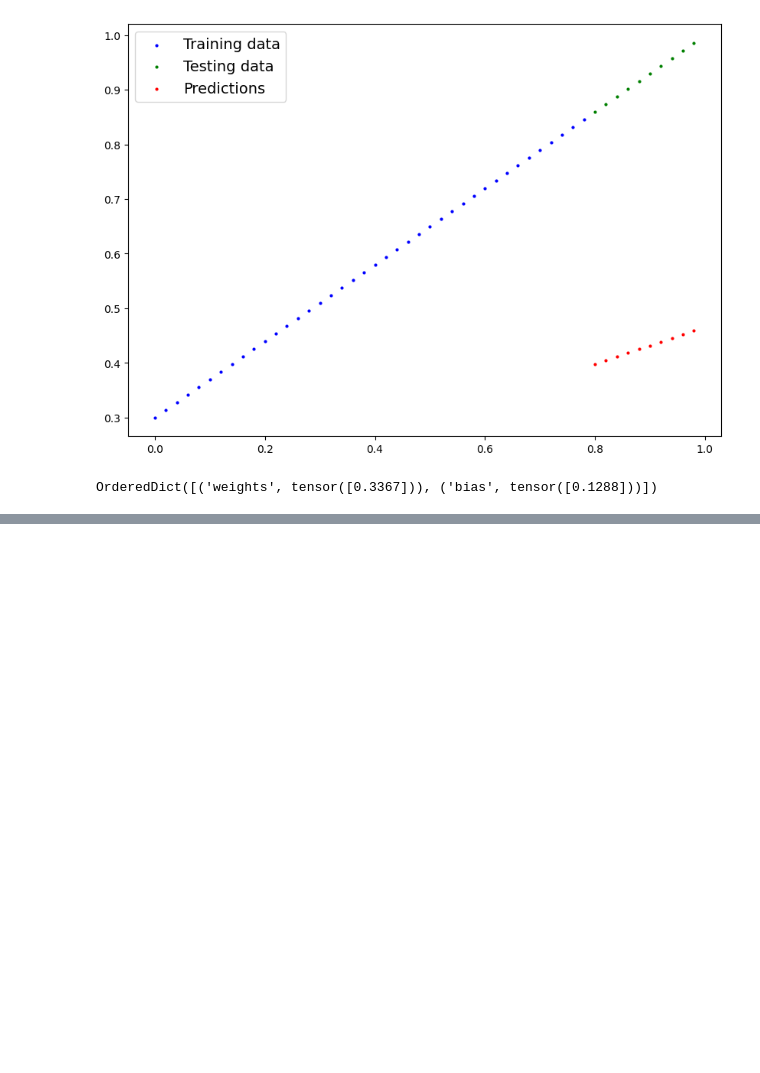
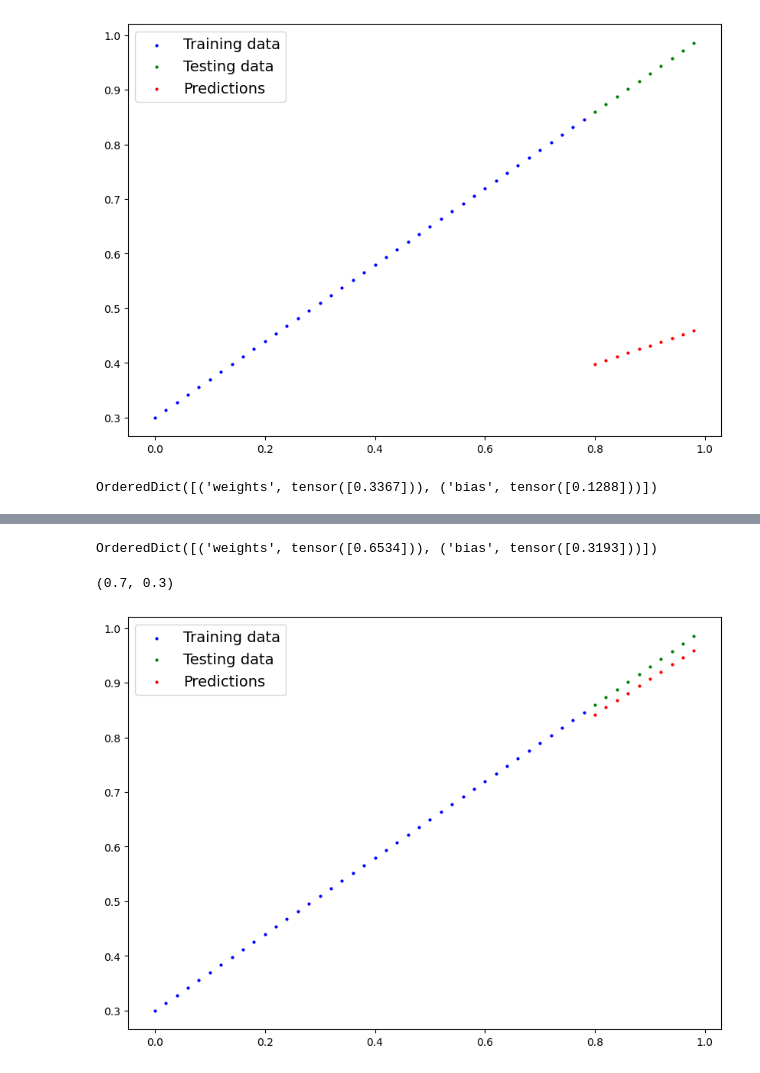
Before and after one commit to afirdousi/pytorch-basics, a Jupyter notebook: 005_pytorch_workflows_2.ipynb, the cells around one changed output, grey strips where cells are left out. Drawn from its saved outputs; the diff is of its cells as text; code cells hidden in the pictures; blank space fills up the shorter version.

```diff
--- a/005_pytorch_workflows_2.ipynb
+++ b/005_pytorch_workflows_2.ipynb
@@ -220,9 +220,9 @@ loss_func = nn.L1Loss() # Loss function measures how wrong our model is
 # Optimizer adjust our model parameters no matter there is
 # 2 params (like weight and bias in our case) or there are millions or even billions of parameters
 optimizer_func = torch.optim.SGD(model_one.parameters(),
-                                 lr=0.001) # Learning Rate (its a hyperparameter)
+                                 lr=0.01) # Learning Rate (its a hyperparameter) play with 0.001 as well
 
 # Parameters are values model sets itself
-# Hyperparameter are parameters we set oursevlves
+# Hyperparameter are parameters we set oursevlves (as a Data Scientist or ML Engineer)
 # Technically we can set `lr` to whatever value, this comes from a lot of trail and error
 # The smaller the learning rate, the smaller the change in parameter to improve it
@@ -228,0 +290,19 @@ optimizer_func = torch.optim.SGD(model_one.parameters(),
+# %%
+with torch.inference_mode():
+  y_predictions_new = model_one(X_test)
+# I got this error RuntimeError: Can't call numpy() on Tensor that requires grad. Use tensor.detach().numpy() instead.
+# Read https://stackoverflow.com/questions/55466298/pytorch-cant-call-numpy-on-variable-that-requires-grad-use-var-detach-num
+# %%
+# after traiing
+model_one.state_dict()
+# %% [output]
+OrderedDict([('weights', tensor([0.6534])), ('bias', tensor([0.3193]))])
+# %%
+# actual
+weight, bias
+# %% [output]
+(0.7, 0.3)
+# %%
+plot_predictions(predictions = y_predictions_new);
+# %% [output]
+[figure, added]
```
Also changed, not shown: parts of 3 cells of this notebook.
